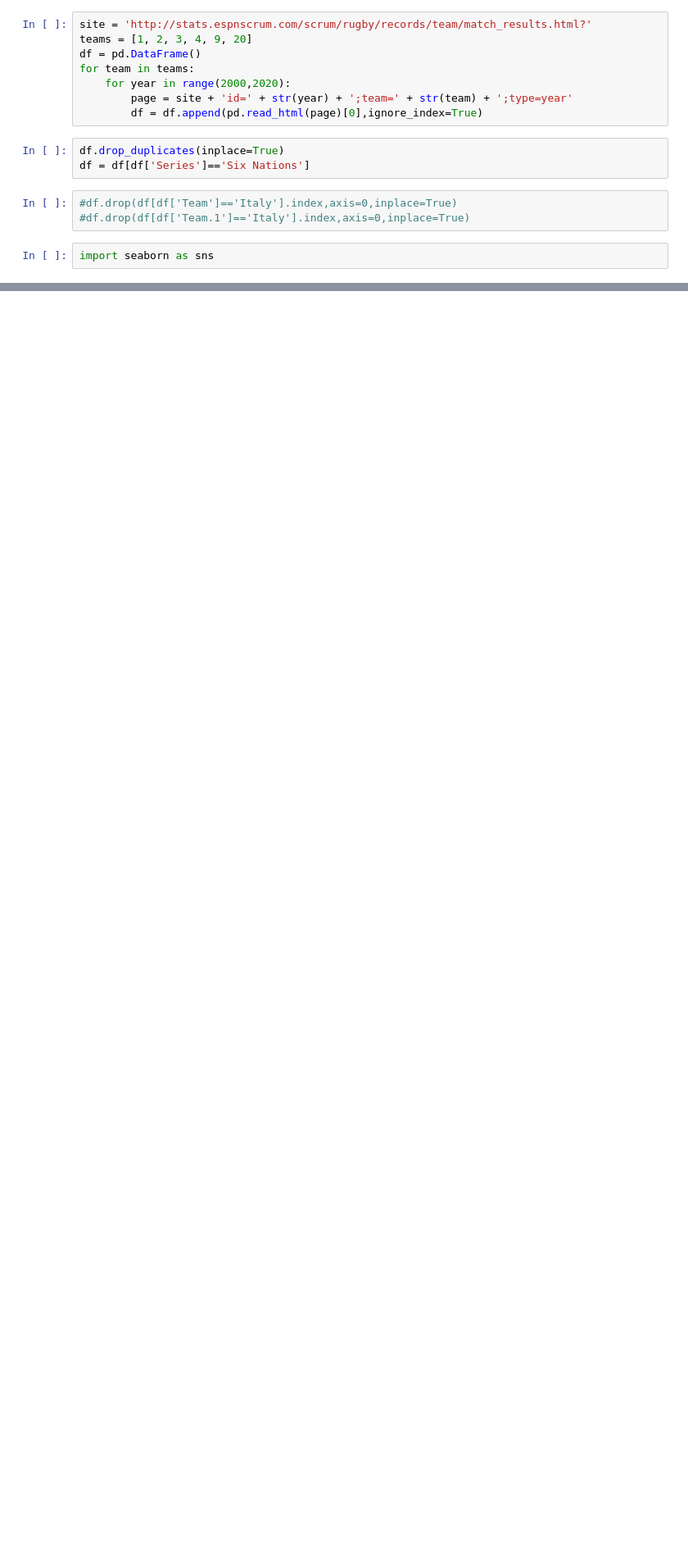
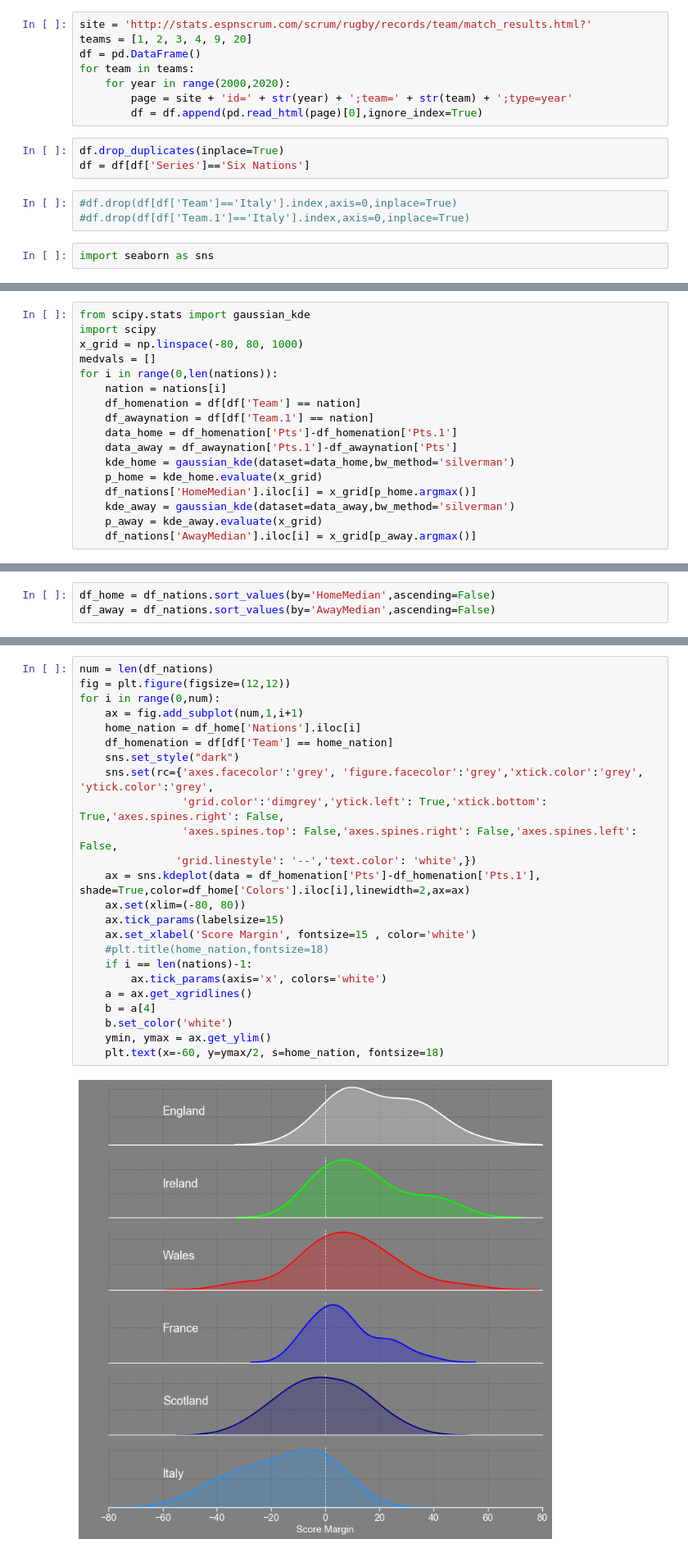
Before and after one commit to ddathan/home_advantage, a Jupyter notebook: get_matches.ipynb, the cells around one changed output, grey strips where cells are left out. Shown: that part at 82% size. Saved outputs shown, nothing was run; the diff lists cells and outputs as text; blank space fills up the shorter version.

Commit message:
Added kde subplots for each nation home and away

```diff
--- a/get_matches.ipynb
+++ b/get_matches.ipynb
@@ -77,0 +72,17 @@ sns.axes_style()
+# %%
+from scipy.stats import gaussian_kde
+import scipy
+x_grid = np.linspace(-80, 80, 1000)
+medvals = []
+for i in range(0,len(nations)):
+    nation = nations[i]
+    df_homenation = df[df['Team'] == nation]
+    df_awaynation = df[df['Team.1'] == nation]
+    data_home = df_homenation['Pts']-df_homenation['Pts.1']
+    data_away = df_awaynation['Pts.1']-df_awaynation['Pts']
+    kde_home = gaussian_kde(dataset=data_home,bw_method='silverman')
+    p_home = kde_home.evaluate(x_grid)
+    df_nations['HomeMedian'].iloc[i] = x_grid[p_home.argmax()]
+    kde_away = gaussian_kde(dataset=data_away,bw_method='silverman')
+    p_away = kde_away.evaluate(x_grid)
+    df_nations['AwayMedian'].iloc[i] = x_grid[p_away.argmax()]
@@ -77,0 +99,3 @@ sns.axes_style()
+# %%
+df_home = df_nations.sort_values(by='HomeMedian',ascending=False)
+df_away = df_nations.sort_values(by='AwayMedian',ascending=False)
@@ -77,0 +116,26 @@ sns.axes_style()
+# %%
+num = len(df_nations)
+fig = plt.figure(figsize=(12,12))
+for i in range(0,num):
+    ax = fig.add_subplot(num,1,i+1)
+    home_nation = df_home['Nations'].iloc[i]
+    df_homenation = df[df['Team'] == home_nation]
+    sns.set_style("dark")
+    sns.set(rc={'axes.facecolor':'grey', 'figure.facecolor':'grey','xtick.color':'grey', 'ytick.color':'grey',
+                'grid.color':'dimgrey','ytick.left': True,'xtick.bottom': True,'axes.spines.right': False,
+                'axes.spines.top': False,'axes.spines.right': False,'axes.spines.left': False,
+               'grid.linestyle': '--','text.color': 'white',})
+    ax = sns.kdeplot(data = df_homenation['Pts']-df_homenation['Pts.1'], shade=True,color=df_home['Colors'].iloc[i],linewidth=2,ax=ax)
+    ax.set(xlim=(-80, 80))
+    ax.tick_params(labelsize=15)
+    ax.set_xlabel('Score Margin', fontsize=15 , color='white')
+    #plt.title(home_nation,fontsize=18)
+    if i == len(nations)-1:
+        ax.tick_params(axis='x', colors='white')
+    a = ax.get_xgridlines()
+    b = a[4]
+    b.set_color('white')
+    ymin, ymax = ax.get_ylim()
+    plt.text(x=-60, y=ymax/2, s=home_nation, fontsize=18)
+# %% [output]
+[figure, added]
```
Also changed, not shown: parts of 9 cells of this notebook.
